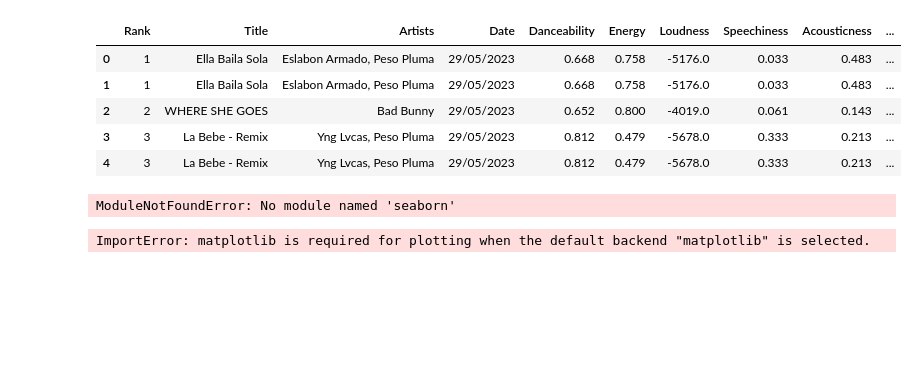
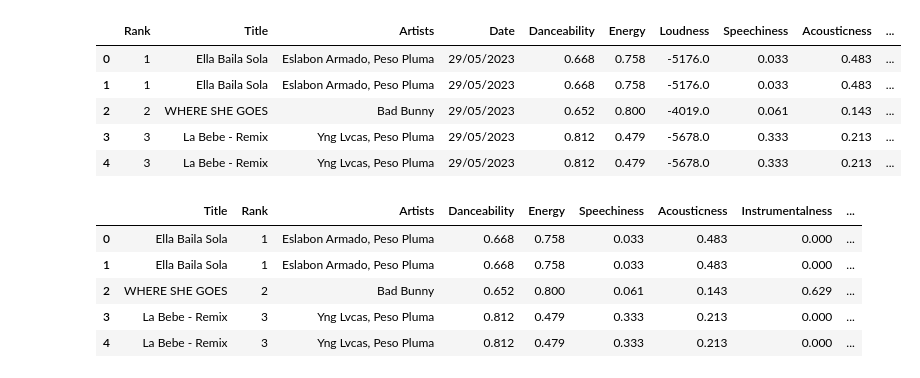
Before and after one commit to gunnargriffith/GunnarGriffith_Portfolio, a Jupyter notebook: spotify_analysis.ipynb, the cells around one changed output. Saved outputs shown, nothing was run; the diff lists cells and outputs as text; code cells hidden in the pictures; blank space fills up the shorter version.

```diff
--- a/spotify_analysis.ipynb
+++ b/spotify_analysis.ipynb
@@ -23,23 +23,19 @@ df.head()
 | 3 | 3 | La Bebe - Remix | Yng Lvcas, Peso Pluma | 29/05/2023 | 0.812 | 0.479 | -5678.0 | 0.333 | 0.213 | ... |
 | 4 | 3 | La Bebe - Remix | Yng Lvcas, Peso Pluma | 29/05/2023 | 0.812 | 0.479 | -5678.0 | 0.333 | 0.213 | ... |
 # %%
-import seaborn as sns
-import matplotlib.pyplot as plt
+cols = [
+    "Title", "Rank", "Artists",
+    "Danceability", "Energy",
+    "Speechiness", "Acousticness",
+    "Instrumentalness", "Valence"
+]
 
-#corr = df[['Rank','Danceability','Energy','Loudness','Speechiness',
-           #'Acousticness','Instrumentalness','Valence','Points (Total)']].corr()
-
-#sns.heatmap(corr, annot=True, cmap="coolwarm")
-#plt.title("Correlation Between Audio Features and Rank")
-#plt.show()
+spotify = df[cols].copy()
+spotify.head()
 # %% [output]
-ModuleNotFoundError: No module named 'seaborn'
+|  | Title | Rank | Artists | Danceability | Energy | Speechiness | Acousticness | Instrumentalness | ... |
+| 0 | Ella Baila Sola | 1 | Eslabon Armado, Peso Pluma | 0.668 | 0.758 | 0.033 | 0.483 | 0.000 | ... |
+| 1 | Ella Baila Sola | 1 | Eslabon Armado, Peso Pluma | 0.668 | 0.758 | 0.033 | 0.483 | 0.000 | ... |
+| 2 | WHERE SHE GOES | 2 | Bad Bunny | 0.652 | 0.800 | 0.061 | 0.143 | 0.629 | ... |
+| 3 | La Bebe - Remix | 3 | Yng Lvcas, Peso Pluma | 0.812 | 0.479 | 0.333 | 0.213 | 0.000 | ... |
+| 4 | La Bebe - Remix | 3 | Yng Lvcas, Peso Pluma | 0.812 | 0.479 | 0.333 | 0.213 | 0.000 | ... |
-# %%
-df['Date'] = pd.to_datetime(df['Date'])
-
-df.groupby('Date')['Energy'].mean().plot()
-plt.title("Average Song Energy Over Time")
-plt.ylabel("Energy")
-plt.show()
-# %% [output]
-ImportError: matplotlib is required for plotting when the default backend "matplotlib" is selected.
```
Also changed, not shown: parts of 6 cells of this notebook, 3 other files.
